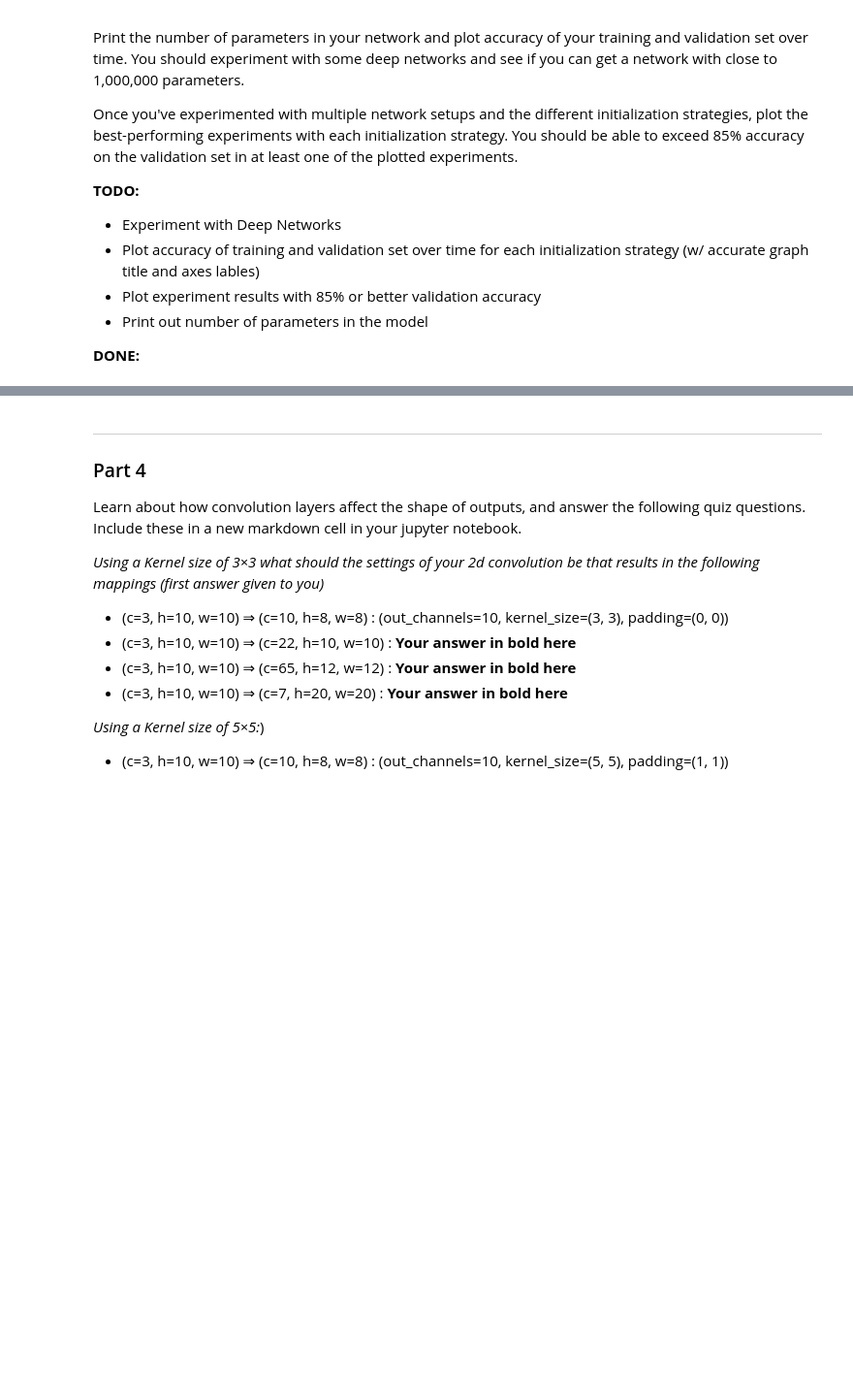
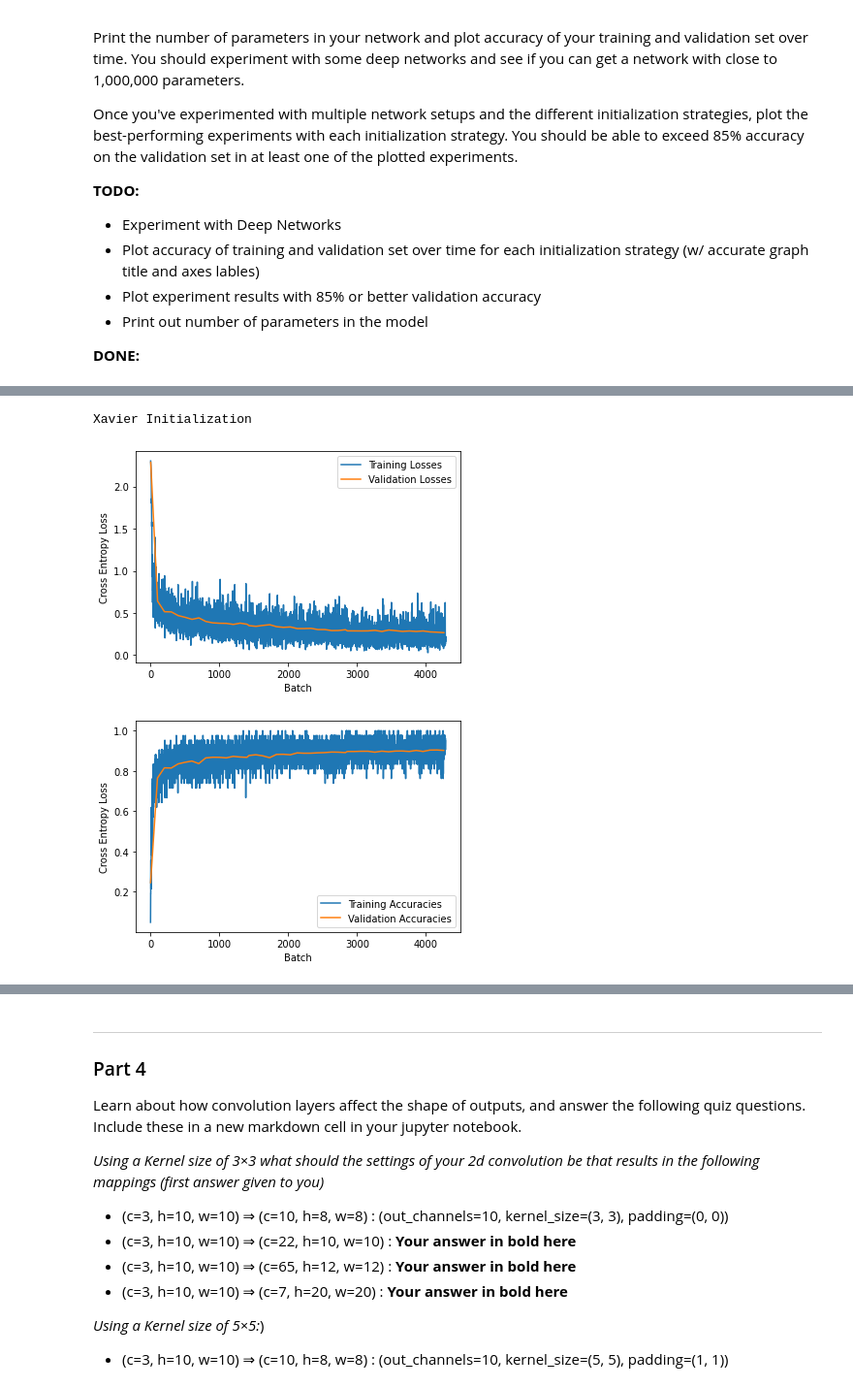
Before and after one commit to joseph-buck/cs474, a Jupyter notebook: lab-notebooks/DL_Lab3_work.ipynb, the cells around one changed output, grey strips where cells are left out. Shown: that part at 97% size. Cells and saved outputs as stored; diff of their text form; code cells hidden in the pictures; blank space fills up the shorter version.

```diff
--- a/lab-notebooks/DL_Lab3_work.ipynb
+++ b/lab-notebooks/DL_Lab3_work.ipynb
@@ -283,0 +309,25 @@ Once you've experimented with multiple network setups and the different initiali
+# %%
+################################DON'T RUN THIS CELL AGAIN#####################################
+print('Xavier Initialization')
+
+# Plot training and validation loss for Xe initialization
+plt.plot(training_losses, label="Training Losses")
+val_x, val_y = list(zip(*validation_losses))
+plt.plot(val_x, val_y, label="Validation Losses")
+plt.xlabel("Batch")
+plt.ylabel("Cross Entropy Loss")
+plt.legend()
+plt.show()
+
+# Plot training and validation accuracy for Xe initialization
+plt.plot(training_accuracies, label="Training Accuracies")
+val_x, val_y = list(zip(*validation_accuracies))
+plt.plot(val_x, val_y, label="Validation Accuracies")
+plt.xlabel("Batch")
+plt.ylabel("Cross Entropy Loss")
+plt.legend()
+plt.show()
+# %% [output]
+Xavier Initialization
+[figure, added]
+[figure, added]
```
Also changed, not shown: parts of 12 cells of this notebook.
